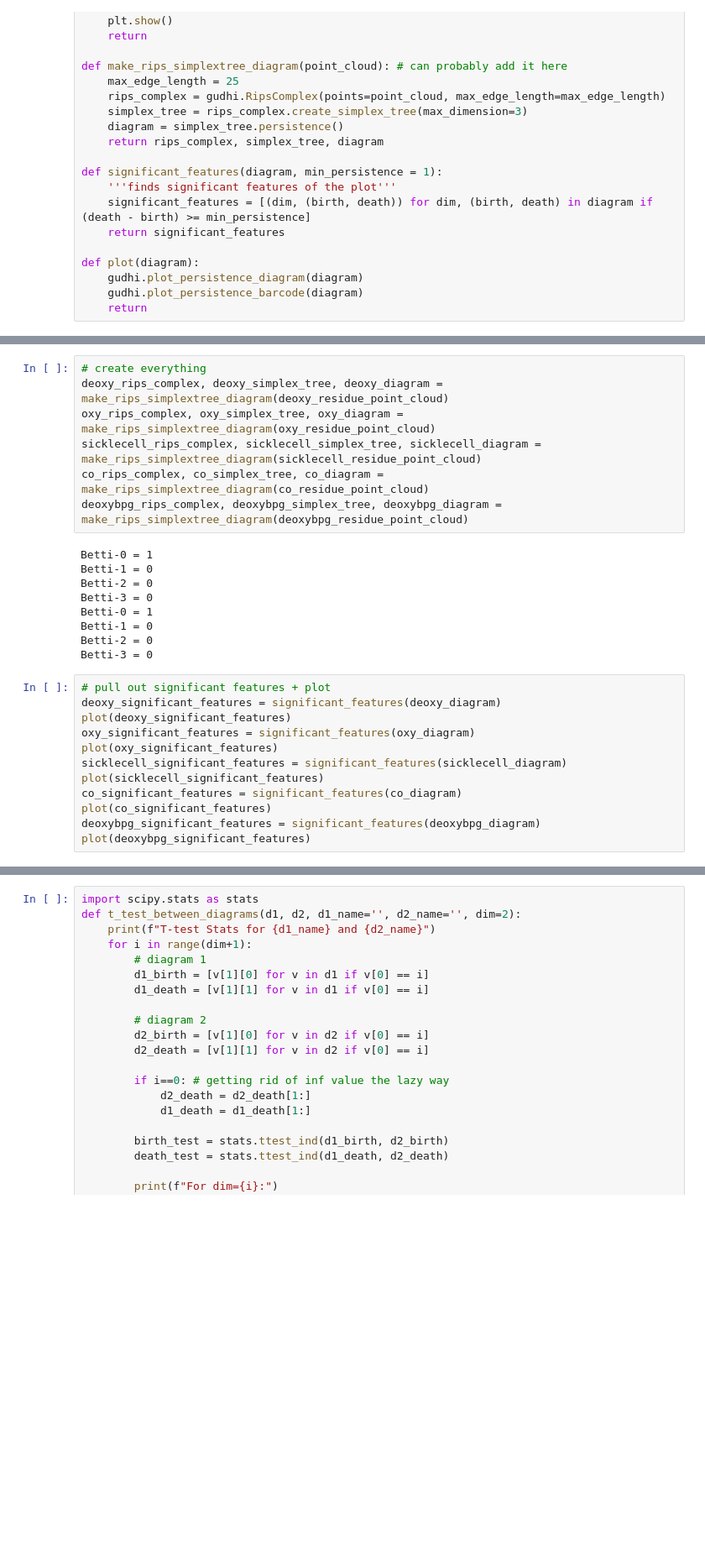
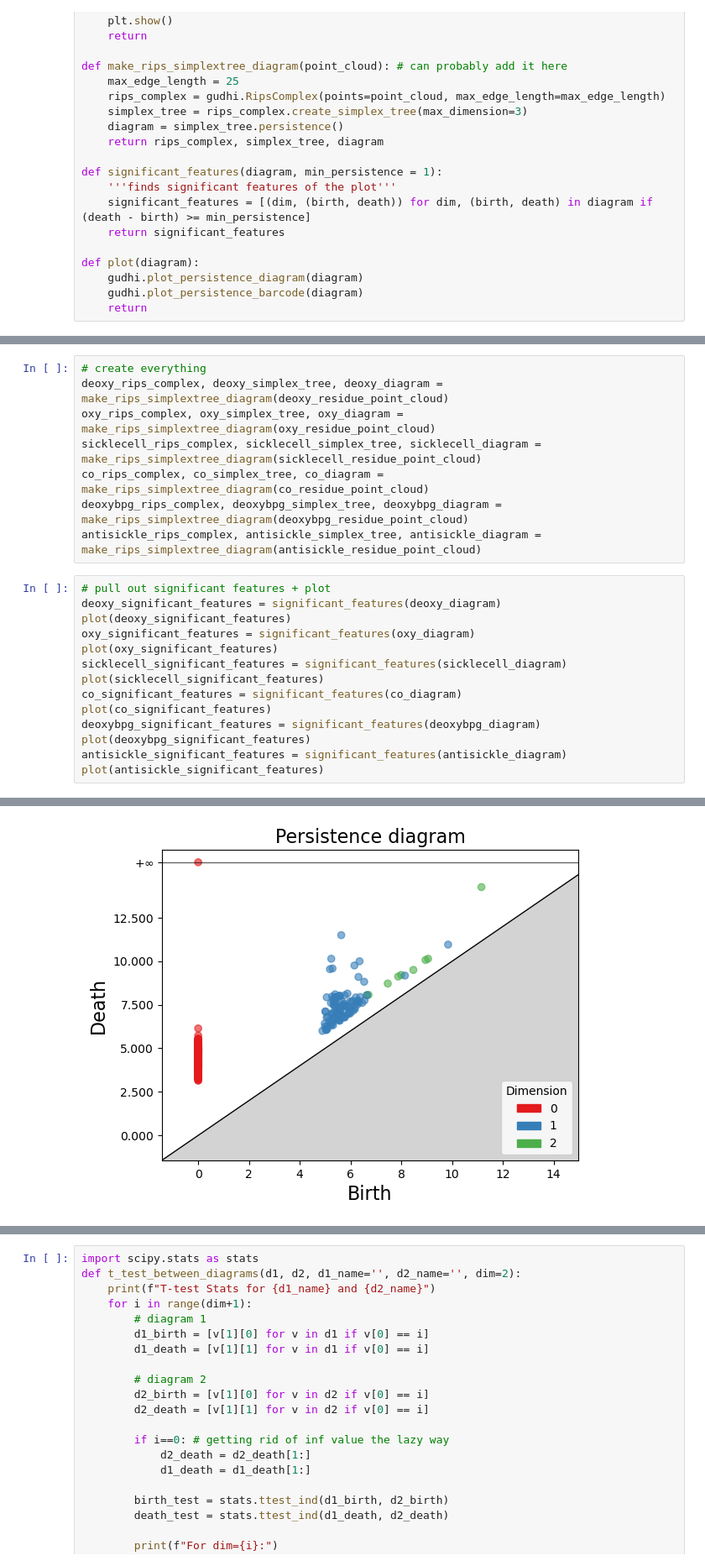
Before and after one commit to aliciabierly/cs410_finalproject, a Jupyter notebook: more_testingalicia.ipynb, the cells around one changed output, grey strips where cells are left out. Shown: that part at 84% size. Drawn from its saved outputs; the diff is of its cells as text; blank space fills up the shorter version.

Commit message:
antisickle agent added

```diff
--- a/more_testingalicia.ipynb
+++ b/more_testingalicia.ipynb
@@ -134,35 +132,30 @@ oxy_rips_complex, oxy_simplex_tree, oxy_diagram = make_rips_simplextree_diagram(
 sicklecell_rips_complex, sicklecell_simplex_tree, sicklecell_diagram = make_rips_simplextree_diagram(sicklecell_residue_point_cloud)
 co_rips_complex, co_simplex_tree, co_diagram = make_rips_simplextree_diagram(co_residue_point_cloud)
 deoxybpg_rips_complex, deoxybpg_simplex_tree, deoxybpg_diagram = make_rips_simplextree_diagram(deoxybpg_residue_point_cloud)
+antisickle_rips_complex, antisickle_simplex_tree, antisickle_diagram = make_rips_simplextree_diagram(antisickle_residue_point_cloud)
-# %% [output]
-Betti-0 = 1
-Betti-1 = 0
-Betti-2 = 0
-Betti-3 = 0
-Betti-0 = 1
-Betti-1 = 0
-Betti-2 = 0
-Betti-3 = 0
 # %%
 # pull out significant features + plot
 deoxy_significant_features = significant_features(deoxy_diagram)
 plot(deoxy_significant_features)
 oxy_significant_features = significant_features(oxy_diagram)
 plot(oxy_significant_features)
 sicklecell_significant_features = significant_features(sicklecell_diagram)
 plot(sicklecell_significant_features)
 co_significant_features = significant_features(co_diagram)
 plot(co_significant_features)
 deoxybpg_significant_features = significant_features(deoxybpg_diagram)
 plot(deoxybpg_significant_features)
+antisickle_significant_features = significant_features(antisickle_diagram)
+plot(antisickle_significant_features)
 # %% [output]
 [figure]
 [figure]
 [figure]
 [figure]
 [figure]
 [figure]
 [figure]
 [figure]
 [figure]
 [figure]
+[figure, added]
```
Also changed, not shown: parts of 3 cells of this notebook.
